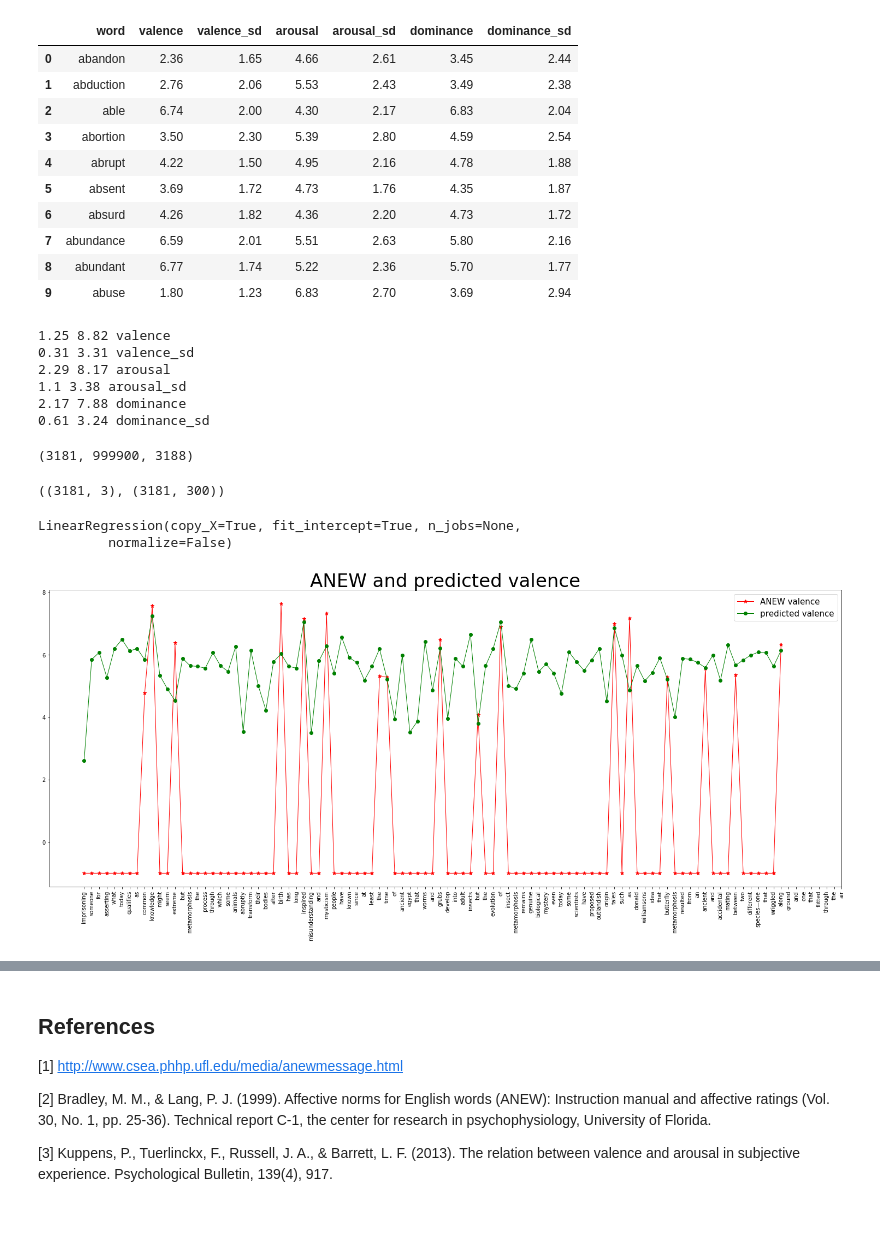
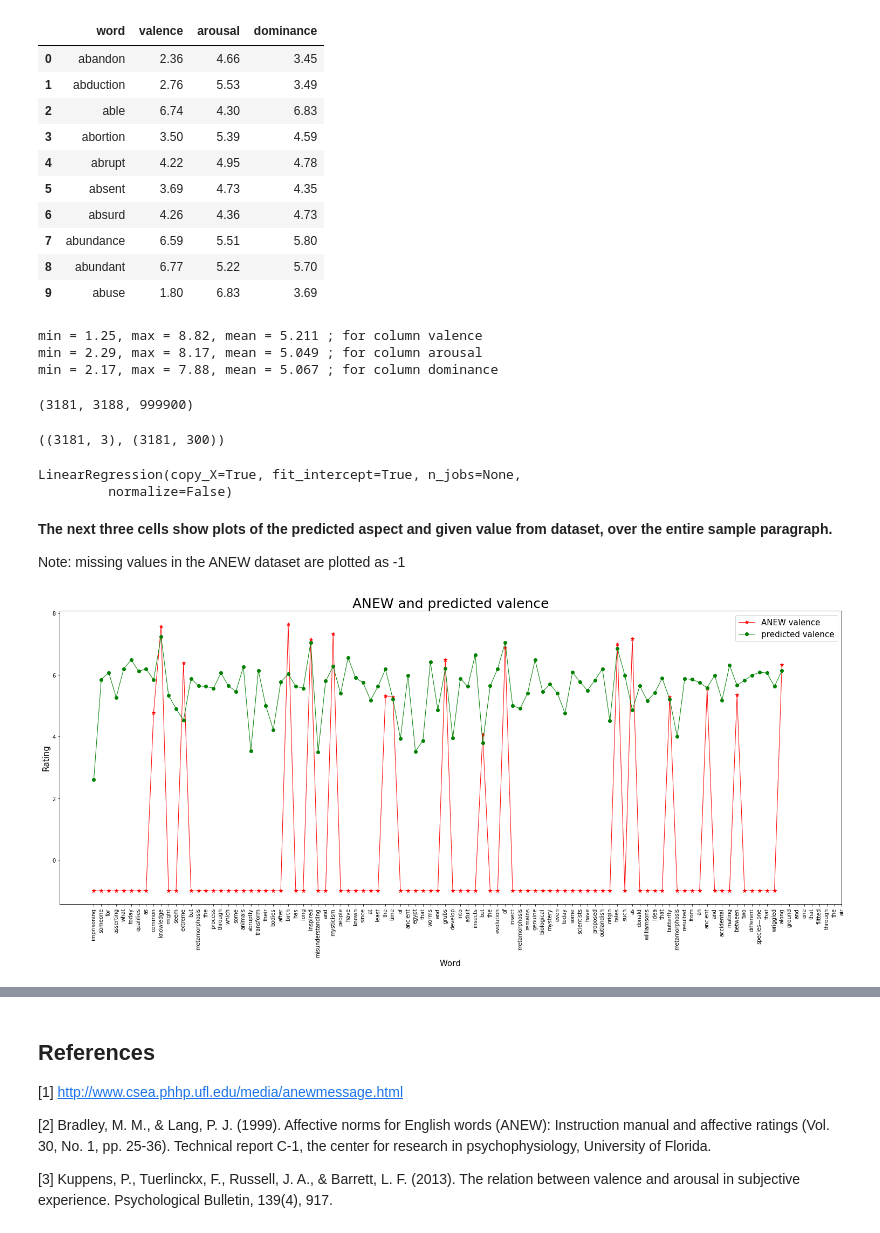
Before and after one commit to sigmaroles/nlp-cs613-2018, a Jupyter notebook: OCC/ValenceArousal_to_sentimentAnalysis.ipynb, the cells around one changed output, grey strips where cells are left out. Cells and saved outputs as stored; diff of their text form; code cells hidden in the pictures.

```diff
--- a/OCC/ValenceArousal_to_sentimentAnalysis.ipynb
+++ b/OCC/ValenceArousal_to_sentimentAnalysis.ipynb
@@ -35,31 +40,29 @@ import string
 import matplotlib.pyplot as plt
 import matplotlib
 # %%
-df = pd.read_csv('anew2017_data.csv', usecols = [0,2,3,4,5,6,7])
-rating_matrix = df.iloc[:,[0,1,3,5]].set_index('word').T.to_dict(orient='list')
+df = pd.read_csv('anew2017_data.csv', usecols = [0,2,4,6])
+rating_matrix = df.set_index('word').T.to_dict(orient='list')
 df.head(10)
 # %% [output]
-|  | word | valence | valence_sd | arousal | arousal_sd | dominance | dominance_sd |
-| 0 | abandon | 2.36 | 1.65 | 4.66 | 2.61 | 3.45 | 2.44 |
-| 1 | abduction | 2.76 | 2.06 | 5.53 | 2.43 | 3.49 | 2.38 |
-| 2 | able | 6.74 | 2.00 | 4.30 | 2.17 | 6.83 | 2.04 |
-| 3 | abortion | 3.50 | 2.30 | 5.39 | 2.80 | 4.59 | 2.54 |
-| 4 | abrupt | 4.22 | 1.50 | 4.95 | 2.16 | 4.78 | 1.88 |
-| 5 | absent | 3.69 | 1.72 | 4.73 | 1.76 | 4.35 | 1.87 |
-| 6 | absurd | 4.26 | 1.82 | 4.36 | 2.20 | 4.73 | 1.72 |
-| 7 | abundance | 6.59 | 2.01 | 5.51 | 2.63 | 5.80 | 2.16 |
-| 8 | abundant | 6.77 | 1.74 | 5.22 | 2.36 | 5.70 | 1.77 |
-| 9 | abuse | 1.80 | 1.23 | 6.83 | 2.70 | 3.69 | 2.94 |
+|  | word | valence | arousal | dominance |
+| 0 | abandon | 2.36 | 4.66 | 3.45 |
+| 1 | abduction | 2.76 | 5.53 | 3.49 |
+| 2 | able | 6.74 | 4.30 | 6.83 |
+| 3 | abortion | 3.50 | 5.39 | 4.59 |
+| 4 | abrupt | 4.22 | 4.95 | 4.78 |
+| 5 | absent | 3.69 | 4.73 | 4.35 |
+| 6 | absurd | 4.26 | 4.36 | 4.73 |
+| 7 | abundance | 6.59 | 5.51 | 5.80 |
+| 8 | abundant | 6.77 | 5.22 | 5.70 |
+| 9 | abuse | 1.80 | 6.83 | 3.69 |
 # %%
+# basic statistics for each dimension of ANEW
 for var in df.columns[1:]:
-    print (df[var].min(), df[var].max(),var)
+    print ("min = {0:.2f}, max = {1:.2f}, mean = {2:.3f} ; for column {3}".format(df[var].min(), df[var].max(),df[var].mean(),var))
 # %% [output]
-1.25 8.82 valence
-0.31 3.31 valence_sd
-2.29 8.17 arousal
-1.1 3.38 arousal_sd
-2.17 7.88 dominance
-0.61 3.24 dominance_sd
+min = 1.25, max = 8.82, mean = 5.211 ; for column valence
+min = 2.29, max = 8.17, mean = 5.049 ; for column arousal
+min = 2.17, max = 7.88, mean = 5.067 ; for column dominance
 # %%
 # random text block, taken from
 # https://www.scientificamerican.com/article/insect-metamorphosis-evolution/
@@ -81,9 +85,10 @@ text_words = list(filter(lambda x: len(x)>1, text1.translate(translator).split('
 wv_model = gensim.models.KeyedVectors.load_word2vec_format('./GoogleNews-vectors-negative300.bin', binary=True, limit=999900)
 # %%
+# select the words that have both ANEW ratings and are present in word2vec model
 wvec_words = set(wv_model.vocab.keys())
 senti_words = set(rating_matrix.keys())
 common_words = wvec_words.intersection(senti_words)
-len(common_words), len(wvec_words), len(senti_words)
+len(common_words), len(senti_words), len(wvec_words)
 # %% [output]
-(3181, 999900, 3188)
+(3181, 3188, 999900)
 # %%
@@ -94,10 +100,12 @@ dataY = np.array(dataY)
 dataY.shape, dataX.shape
 # %% [output]
 ((3181, 3), (3181, 300))
-# %%
-regrModel= LinearRegression()
-regrModel.fit(dataX,dataY)
-# %% [output]
-LinearRegression(copy_X=True, fit_intercept=True, n_jobs=None,
-         normalize=False)
+# %%
+# initialize and train regressor model
+# linear regression could be replaced by any other regressor
+regrModel= LinearRegression()
+regrModel.fit(dataX,dataY)
+# %% [output]
+LinearRegression(copy_X=True, fit_intercept=True, n_jobs=None,
+         normalize=False)
 # %%
@@ -120,20 +129,27 @@ ratings_anew = np.array(ratings_anew)
 ratings_predicted = np.array(ratings_predicted)
 # %%
 matplotlib.rcParams['figure.figsize'] = 26,10
+# %% [markdown]
+<b>The next three cells show plots of the predicted aspect and given value from dataset, over the entire sample paragraph.
+
+Note: missing values in the ANEW dataset are plotted as -1
+</b>
 # %%
 _, ax = plt.subplots()
 
 ax.plot(ratings_anew[:,0], label='ANEW valence', lw=1, markersize = 7, marker = '*', color='red')
 ax.plot(ratings_predicted[:,0], label='predicted valence', lw=1, markersize = 6, marker = 'o', color='green')
 
 ax.set_xticklabels(text_words)
 ax.xaxis.set_ticks(np.arange(0, len(text_words), 1))
 plt.xticks(rotation=90)
-plt.title("ANEW and predicted valence", fontsize=34)
+plt.title("ANEW and predicted valence", fontsize=25)
 plt.legend(fontsize=15)
+plt.ylabel("Rating",fontsize=15)
+plt.xlabel("Word",fontsize=15)
 plt.show()
 # %% [output]
-[figure, old version]
+[figure, new version]
 # %%
 _, ax = plt.subplots()
 
```
Also changed, not shown: parts of 7 cells of this notebook.
